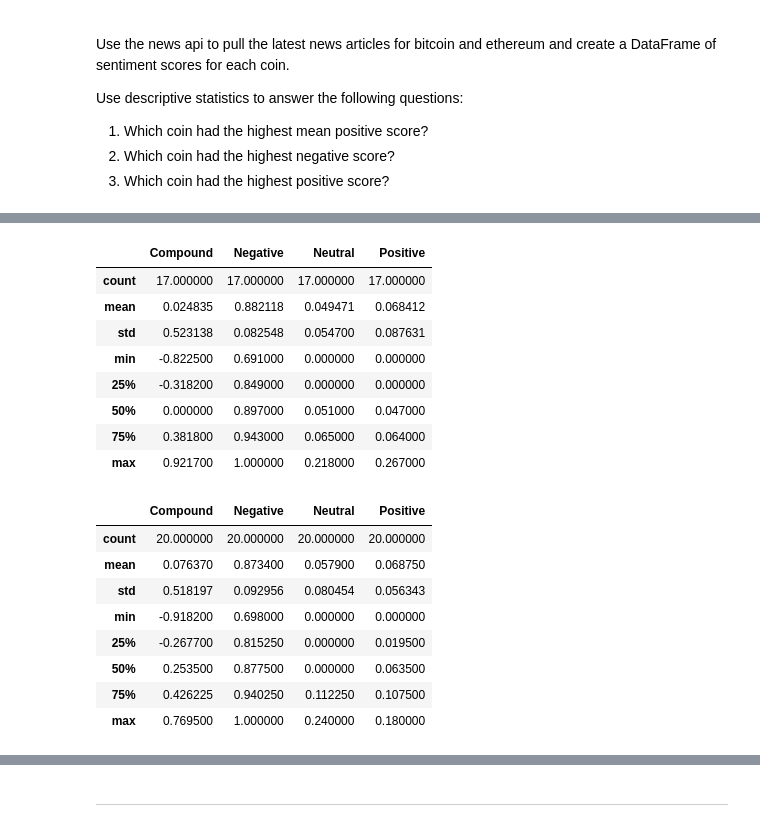
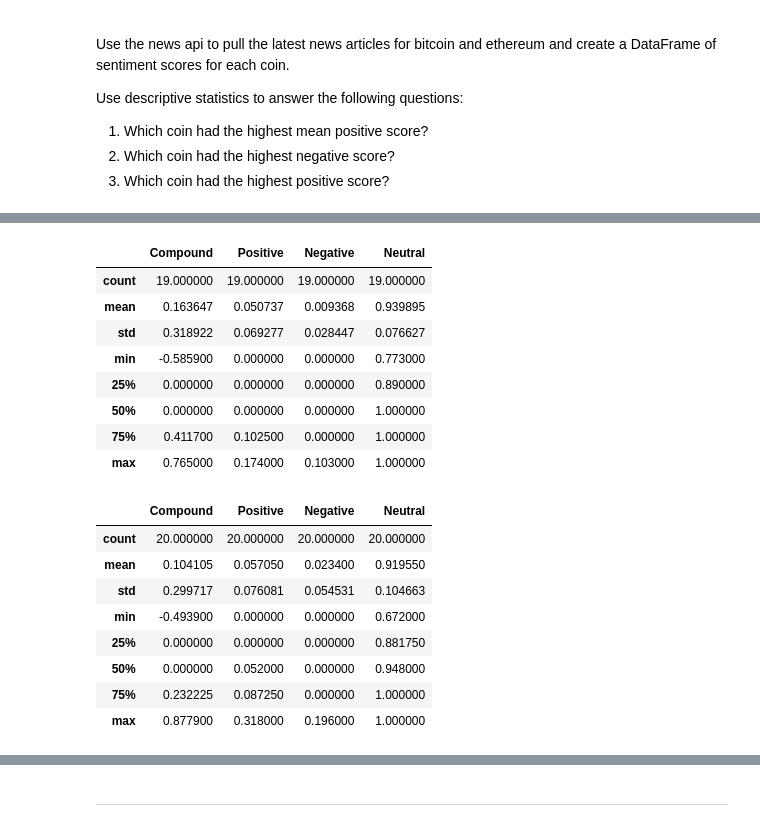
Before and after one commit to CFA-Fintech/Tales-from-the-Crypto, a Jupyter notebook: Starter_Code/crypto_sentiment.ipynb, the cells around one changed output, grey strips where cells are left out. Cells and saved outputs as stored; diff of their text form; code cells hidden in the pictures.

Commit message:
Use descriptive statistics for highest score

```diff
--- a/Starter_Code/crypto_sentiment.ipynb
+++ b/Starter_Code/crypto_sentiment.ipynb
@@ -18 +24,7 @@ analyzer = SentimentIntensityAnalyzer()
 %matplotlib inline
+# %%
+# Download/Update the VADER Lexicon
+nltk.download('vader_lexicon')
+
+# Initialize the VADER sentiment analyzer
+analyzer = SentimentIntensityAnalyzer()
@@ -86,0 +89,36 @@ ethereum_articles.head()
+# %%
+# Create the Bitcoin sentiment scores DataFrame
+Bitcoin_sentiments = []
+
+for article in Bitcoin_headlines["articles"]:
+    try:
+        text = article["content"]
+
+        sentiment = analyzer.polarity_scores(text)
+        compound = sentiment["compound"]
+        pos = sentiment["pos"]
+        neu = sentiment["neu"]
+        neg = sentiment["neg"]
+
+        Bitcoin_sentiments.append({
+
+
+            "Compound": compound,
+            "Positive": pos,
+            "Negative": neg,
+            "Neutral": neu,
+            "Text": text
+
+        })
+
+    except AttributeError:
+        pass
+
+# Create DataFrame
+Bitcoin_df = pd.DataFrame(Bitcoin_sentiments)
+
+# Reorder DataFrame columns
+cols = ["Compound", "Positive", "Negative", "Neutral","Text"]
+Bitcoin_df = Bitcoin_df[cols]
+
+Bitcoin_df.head()
@@ -87,29 +175,29 @@ ethereum_articles.head()
 # %%
 # Describe the Bitcoin Sentiment
-bitcoin_articles.describe()
+Bitcoin_df.describe()
 # %% [output]
-|  | Compound | Negative | Neutral | Positive |
-| count | 17.000000 | 17.000000 | 17.000000 | 17.000000 |
-| mean | 0.024835 | 0.882118 | 0.049471 | 0.068412 |
-| std | 0.523138 | 0.082548 | 0.054700 | 0.087631 |
-| min | -0.822500 | 0.691000 | 0.000000 | 0.000000 |
-| 25% | -0.318200 | 0.849000 | 0.000000 | 0.000000 |
-| 50% | 0.000000 | 0.897000 | 0.051000 | 0.047000 |
-| 75% | 0.381800 | 0.943000 | 0.065000 | 0.064000 |
-| max | 0.921700 | 1.000000 | 0.218000 | 0.267000 |
+|  | Compound | Positive | Negative | Neutral |
+| count | 19.000000 | 19.000000 | 19.000000 | 19.000000 |
+| mean | 0.163647 | 0.050737 | 0.009368 | 0.939895 |
+| std | 0.318922 | 0.069277 | 0.028447 | 0.076627 |
+| min | -0.585900 | 0.000000 | 0.000000 | 0.773000 |
+| 25% | 0.000000 | 0.000000 | 0.000000 | 0.890000 |
+| 50% | 0.000000 | 0.000000 | 0.000000 | 1.000000 |
+| 75% | 0.411700 | 0.102500 | 0.000000 | 1.000000 |
+| max | 0.765000 | 0.174000 | 0.103000 | 1.000000 |
 # %%
 # Describe the Ethereum Sentiment
-ethereum_articles.describe()
+Ethereum_df.describe()
 # %% [output]
-|  | Compound | Negative | Neutral | Positive |
+|  | Compound | Positive | Negative | Neutral |
 | count | 20.000000 | 20.000000 | 20.000000 | 20.000000 |
-| mean | 0.076370 | 0.873400 | 0.057900 | 0.068750 |
-| std | 0.518197 | 0.092956 | 0.080454 | 0.056343 |
-| min | -0.918200 | 0.698000 | 0.000000 | 0.000000 |
-| 25% | -0.267700 | 0.815250 | 0.000000 | 0.019500 |
-| 50% | 0.253500 | 0.877500 | 0.000000 | 0.063500 |
-| 75% | 0.426225 | 0.940250 | 0.112250 | 0.107500 |
-| max | 0.769500 | 1.000000 | 0.240000 | 0.180000 |
+| mean | 0.104105 | 0.057050 | 0.023400 | 0.919550 |
+| std | 0.299717 | 0.076081 | 0.054531 | 0.104663 |
+| min | -0.493900 | 0.000000 | 0.000000 | 0.672000 |
+| 25% | 0.000000 | 0.000000 | 0.000000 | 0.881750 |
+| 50% | 0.000000 | 0.052000 | 0.000000 | 0.948000 |
+| 75% | 0.232225 | 0.087250 | 0.000000 | 1.000000 |
+| max | 0.877900 | 0.318000 | 0.196000 | 1.000000 |
 # %% [markdown]
 ### Questions:
 
```
Also changed, not shown: parts of 37 cells of this notebook.
